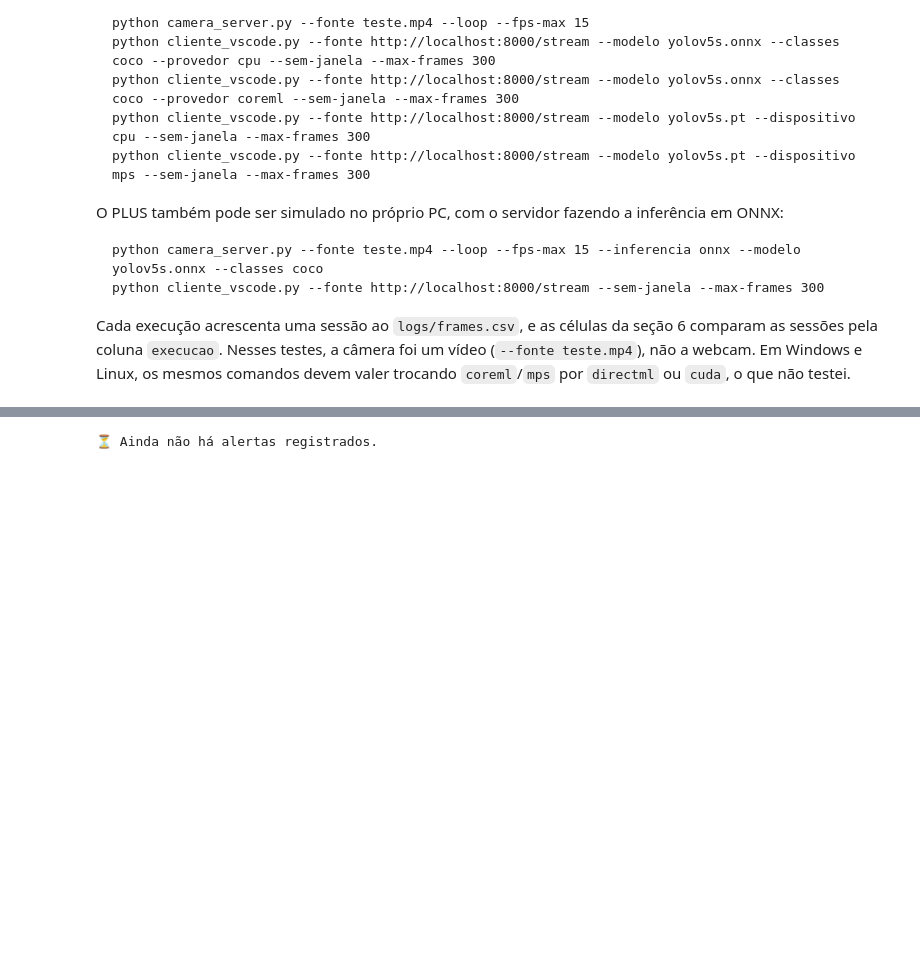
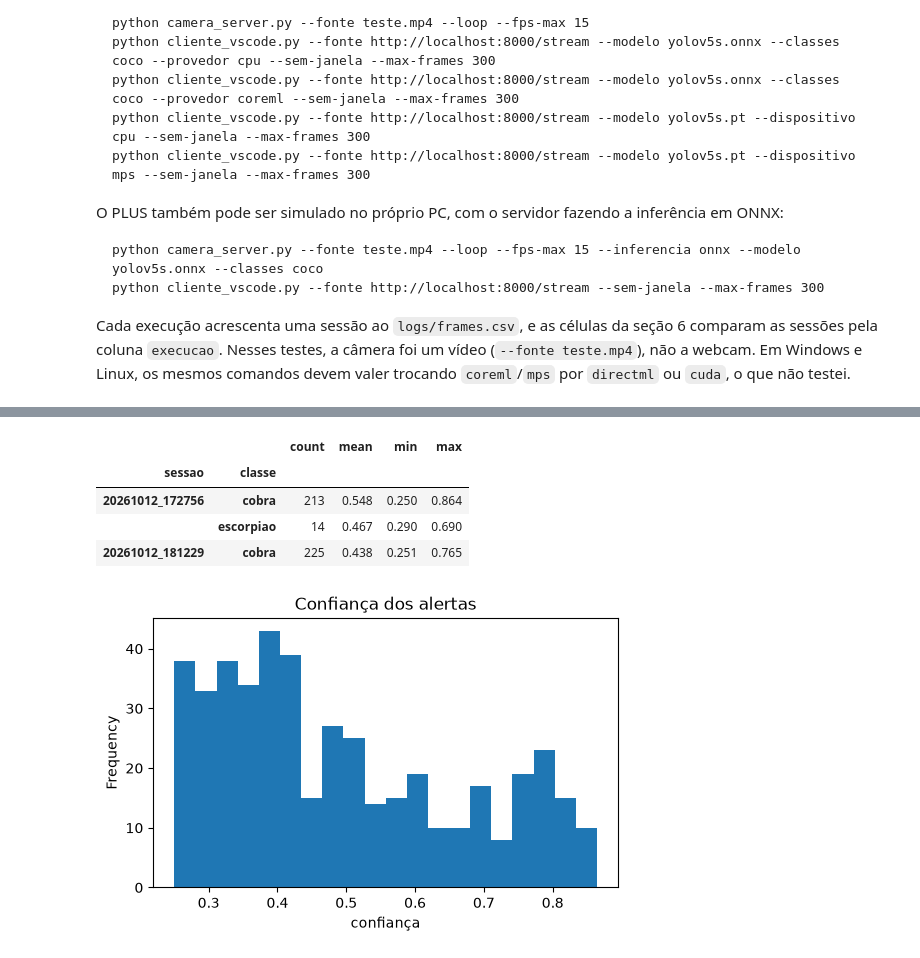
Before and after one commit to jeffersonGlemos/fiap-semestre1-fase6, a Jupyter notebook: ir_alem/JeffersonGoncalvesLemos_rm572399_pbl_fase6_ir_alem.ipynb, the cells around one changed output, grey strips where cells are left out. Drawn from its saved outputs; the diff is of its cells as text; code cells hidden in the pictures; blank space fills up the shorter version.

```diff
--- a/ir_alem/JeffersonGoncalvesLemos_rm572399_pbl_fase6_ir_alem.ipynb
+++ b/ir_alem/JeffersonGoncalvesLemos_rm572399_pbl_fase6_ir_alem.ipynb
@@ -546,13 +549,18 @@ if frames is not None:
 # %%
-# Alertas de risco biológico: quantidade, classe e confiança
+# Alertas de risco biológico por sessão: quantidade, classe e confiança
 if alertas is not None and len(alertas):
-    display(alertas.groupby("classe")["conf"].agg(["count", "mean", "min", "max"]).round(3))
+    display(alertas.groupby(["sessao", "classe"])["conf"].agg(["count", "mean", "min", "max"]).round(3))
     alertas["conf"].plot.hist(bins=20, title="Confiança dos alertas", figsize=(6, 3.5))
     plt.xlabel("confiança"); plt.show()
 else:
     print("⏳ Ainda não há alertas registrados.")
 # %% [output]
-⏳ Ainda não há alertas registrados.
+|  |  | count | mean | min | max |
+| sessao | classe |  |  |  |  |
+| 20261012_172756 | cobra | 213 | 0.548 | 0.250 | 0.864 |
+|  | escorpiao | 14 | 0.467 | 0.290 | 0.690 |
+| 20261012_181229 | cobra | 225 | 0.438 | 0.251 | 0.765 |
+[figure, added]
 # %% [markdown]
 ## 7. Evidências
 
```
Also changed, not shown: parts of 9 cells of this notebook, 7 other files.
